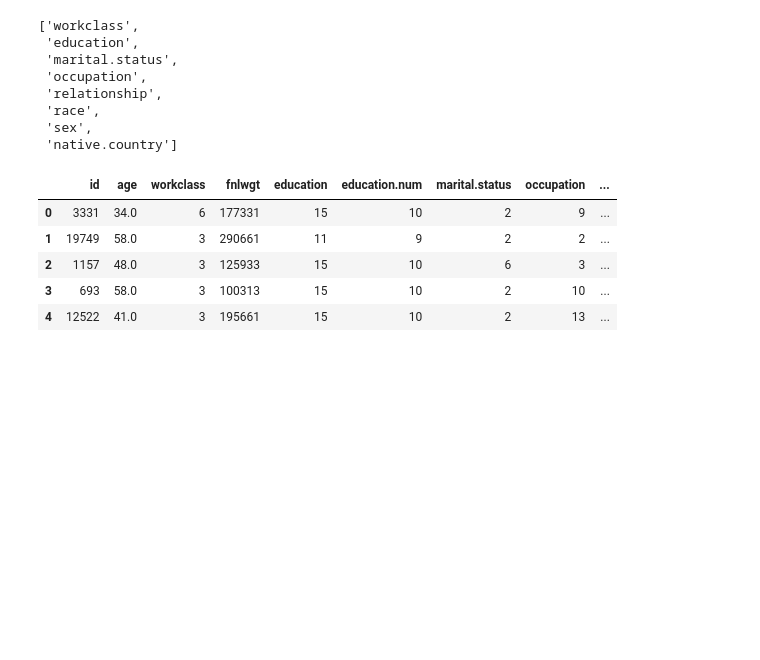
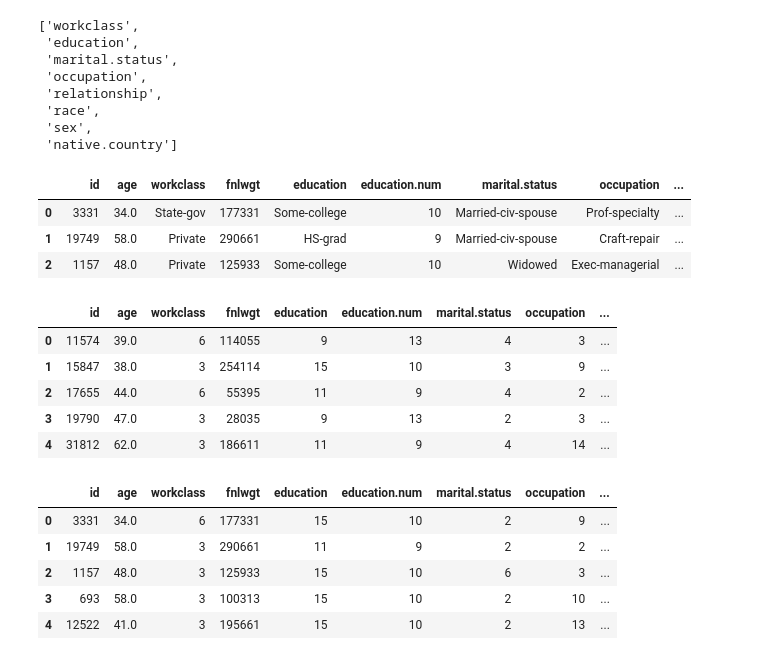
Before and after one commit to ecuirty-kr/1_DataAnalysis, a Jupyter notebook: ch2_classification.ipynb, the cells around one changed output. Cells and saved outputs as stored; diff of their text form; code cells hidden in the pictures; blank space fills up the shorter version.

```diff
--- a/ch2_classification.ipynb
+++ b/ch2_classification.ipynb
@@ -684,6 +702,32 @@ cols
  'race',
  'sex',
  'native.country']
+# %%
+train.head(3)
+# %% [output]
+|  | id | age | workclass | fnlwgt | education | education.num | marital.status | occupation | ... |
+| 0 | 3331 | 34.0 | State-gov | 177331 | Some-college | 10 | Married-civ-spouse | Prof-specialty | ... |
+| 1 | 19749 | 58.0 | Private | 290661 | HS-grad | 9 | Married-civ-spouse | Craft-repair | ... |
+| 2 | 1157 | 48.0 | Private | 125933 | Some-college | 10 | Widowed | Exec-managerial | ... |
+# %%
+## Label Encoding (범주형 데이터 : 데이터 값이 object 타입)
+cols = ['workclass', 'education', 'marital.status', 'occupation', 'relationship', 'race' ,'sex','native.country']
+# %%
+from sklearn.preprocessing import LabelEncoder
+
+for col in cols:
+  le = LabelEncoder()
+  train[col] = le.fit_transform(train[col])
+  test[col] = le.transform(test[col])
+
+test.head()  ## 데이터 값이 수치형(Label) 값으로 변환된 것 확인
+# %% [output]
+|  | id | age | workclass | fnlwgt | education | education.num | marital.status | occupation | ... |
+| 0 | 11574 | 39.0 | 6 | 114055 | 9 | 13 | 4 | 3 | ... |
+| 1 | 15847 | 38.0 | 3 | 254114 | 15 | 10 | 3 | 9 | ... |
+| 2 | 17655 | 44.0 | 6 | 55395 | 11 | 9 | 4 | 2 | ... |
+| 3 | 19790 | 47.0 | 3 | 28035 | 9 | 13 | 2 | 3 | ... |
+| 4 | 31812 | 62.0 | 3 | 186611 | 11 | 9 | 4 | 14 | ... |
 # %%
 from sklearn.preprocessing import LabelEncoder
 
```
Also changed, not shown: parts of 41 cells of this notebook.
